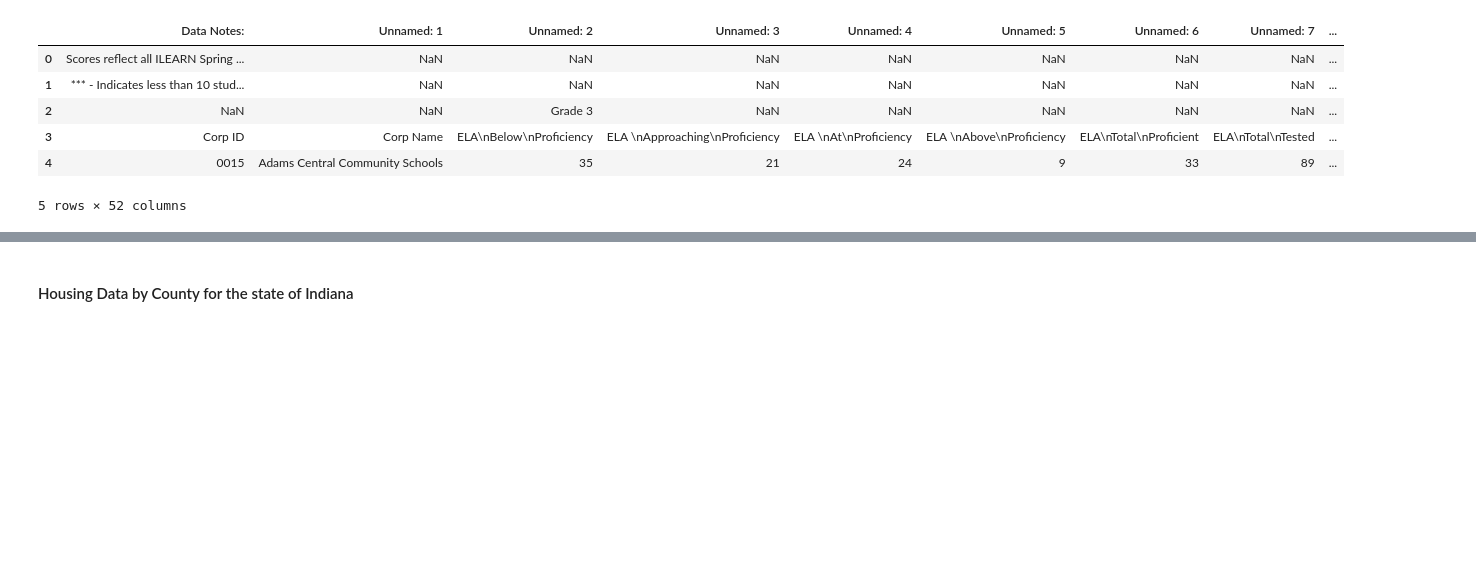
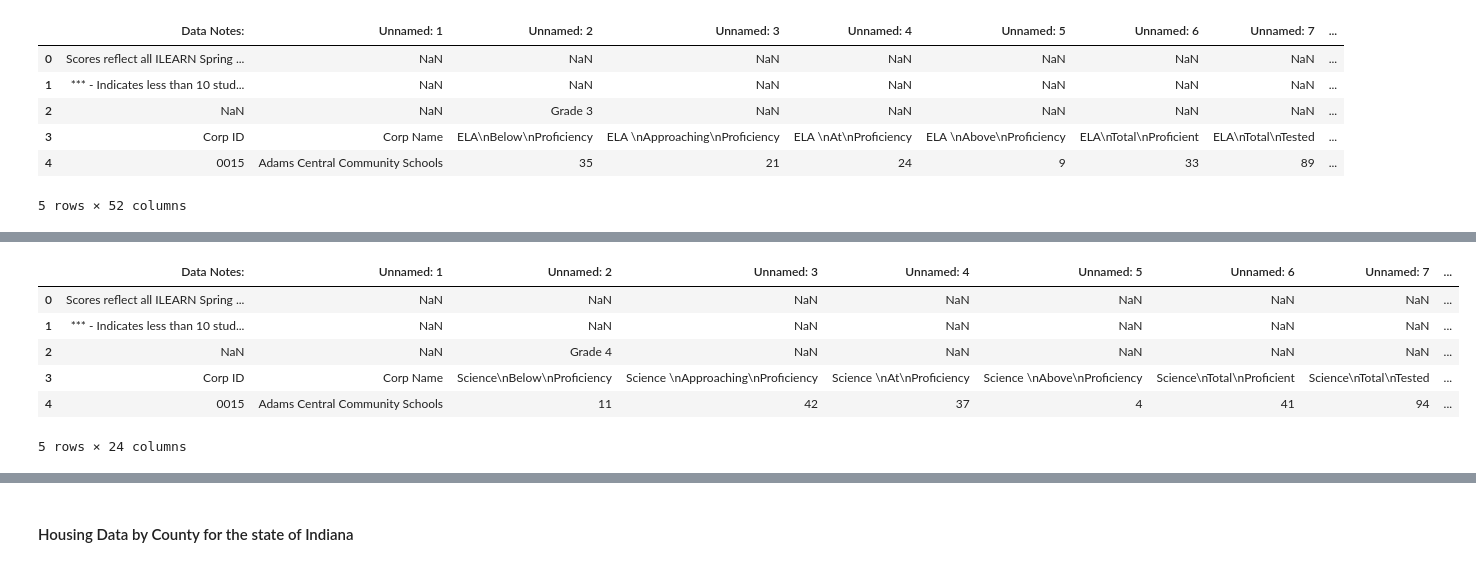
Before and after one commit to RachTheRad/SoIN_Housing_Analysis, a Jupyter notebook: HouAna_Capstone.ipynb, the cells around one changed output, grey strips where cells are left out. Drawn from its saved outputs; the diff is of its cells as text; code cells hidden in the pictures; blank space fills up the shorter version.

```diff
--- a/HouAna_Capstone.ipynb
+++ b/HouAna_Capstone.ipynb
@@ -342,0 +399,13 @@ ilearn_ELA_corp.head()
+# %%
+# read in science data
+ilearn_Science_corp = pd.read_csv('Data_Sources\ILEARN_Corp_Science.csv')
+
+ilearn_Science_corp.head(5)
+# %% [output]
+|  | Data Notes: | Unnamed: 1 | Unnamed: 2 | Unnamed: 3 | Unnamed: 4 | Unnamed: 5 | Unnamed: 6 | Unnamed: 7 | ... |
+| 0 | Scores reflect all ILEARN Spring ... | NaN | NaN | NaN | NaN | NaN | NaN | NaN | ... |
+| 1 | *** - Indicates less than 10 stud... | NaN | NaN | NaN | NaN | NaN | NaN | NaN | ... |
+| 2 | NaN | NaN | Grade 4 | NaN | NaN | NaN | NaN | NaN | ... |
+| 3 | Corp ID | Corp Name | Science\nBelow\nProficiency | Science \nApproaching\nProficiency | Science \nAt\nProficiency | Science \nAbove\nProficiency | Science\nTotal\nProficient | Science\nTotal\nTested | ... |
+| 4 | 0015 | Adams Central Community Schools | 11 | 42 | 37 | 4 | 41 | 94 | ... |
+5 rows × 24 columns
```
Also changed, not shown: parts of 7 cells of this notebook.
